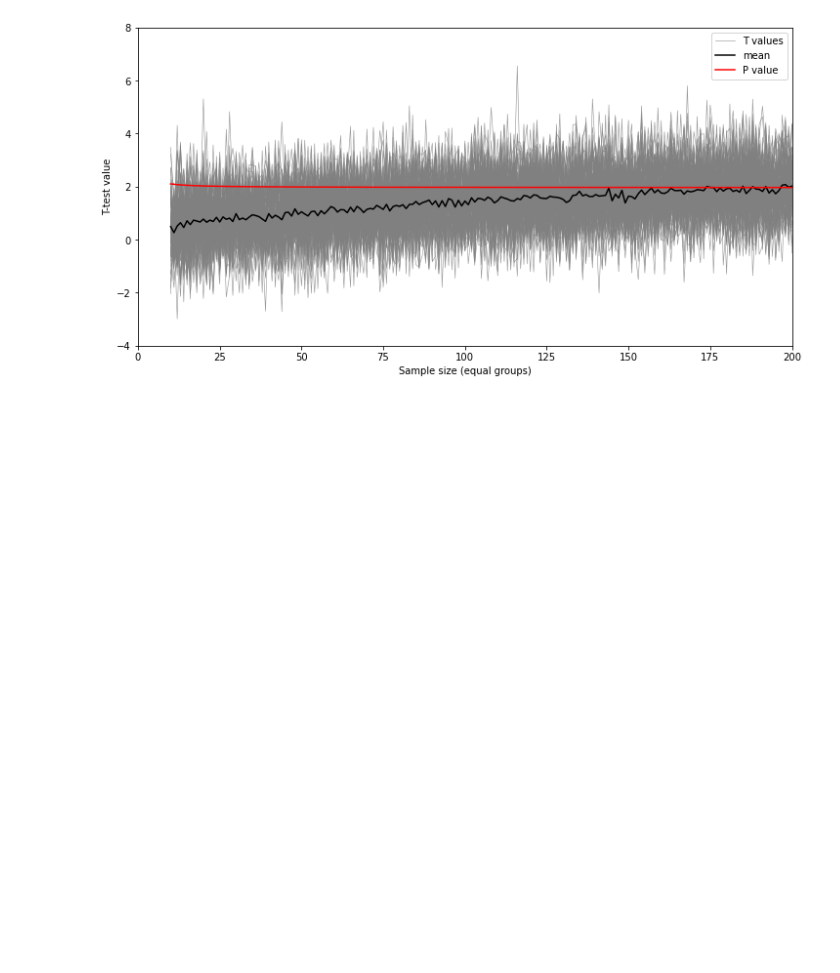
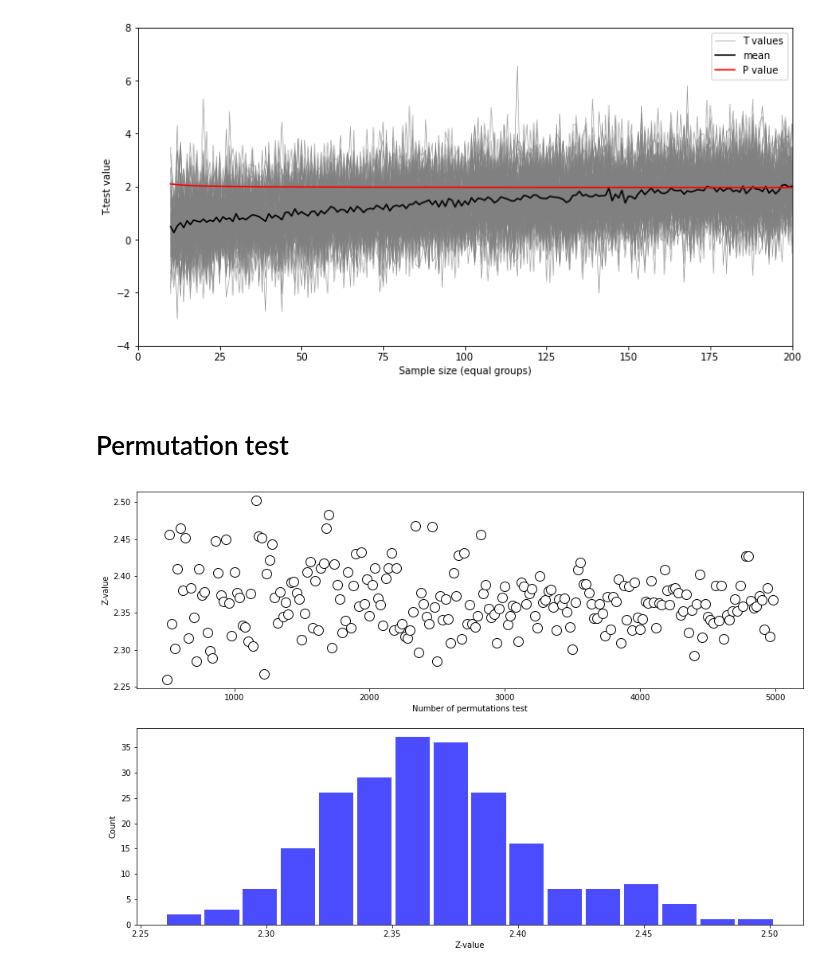
Before and after one commit to aurimas12/unsupervising-learning-task, a Jupyter notebook: notes.ipynb, the cells around one changed output. Saved outputs shown, nothing was run; the diff lists cells and outputs as text; code cells hidden in the pictures; blank space fills up the shorter version.

Commit message:
permutation test

```diff
--- a/notes.ipynb
+++ b/notes.ipynb
@@ -484,3 +484,54 @@ legend_without_duplicate_labels(ax)
 plt.show()
 # %% [output]
 [figure]
+# %% [markdown]
+# Permutation test
+# %%
+# number of trials
+N=50
+
+# dataset A
+r=np.random.randn(N)
+r[r>0]=np.log(1+r[r>0])
+dataA=26+r*10
+
+# dataset B
+r=np.random.randn(N)
+r[r>0]=np.log(1+r[r>0])
+dataB=30+r*10
+
+# mix trials together
+# concatenate trials
+alldata=np.hstack((dataA,dataB))
+
+# condition labels
+conds=np.hstack((np.ones(N),np.ones(N)*2))
+
+nPerms=np.arange(500,5000,20)
+zVal= np.zeros(len(nPerms))
+obsval=np.mean(alldata[conds==2])-np.mean(alldata[conds==1])
+
+# calculate z value
+for idx,_ in enumerate(nPerms):
+    permDiffs = np.zeros(nPerms[idx])
+
+    for permi in range(nPerms[idx]):
+        fconds=np.random.permutation(N*2)
+        fconds[fconds<N]=1
+        fconds[fconds>1]=2
+        permDiffs[permi]=np.mean(alldata[fconds==2])-np.mean(alldata[fconds==1])
+    zVal[idx]=((obsval-np.mean(permDiffs))/np.std(permDiffs,ddof=1))
+
+# plot
+fig,ax = plt.subplots(nrows=2,figsize=(15,10))
+ax[0].plot(nPerms,zVal,'ko',markerfacecolor='w',markersize=12)
+ax[0].set_xlabel('Number of permutations test')
+ax[0].set_ylabel('Z-value')
+
+ax[1].hist(zVal,bins='fd',rwidth=.9,facecolor='#0000ff', alpha=0.7)
+ax[1].set_xlabel('Z-value')
+ax[1].set_ylabel('Count')
+
+plt.show()
+# %% [output]
+[figure, added]
```
Also changed, not shown: 1 other file.
